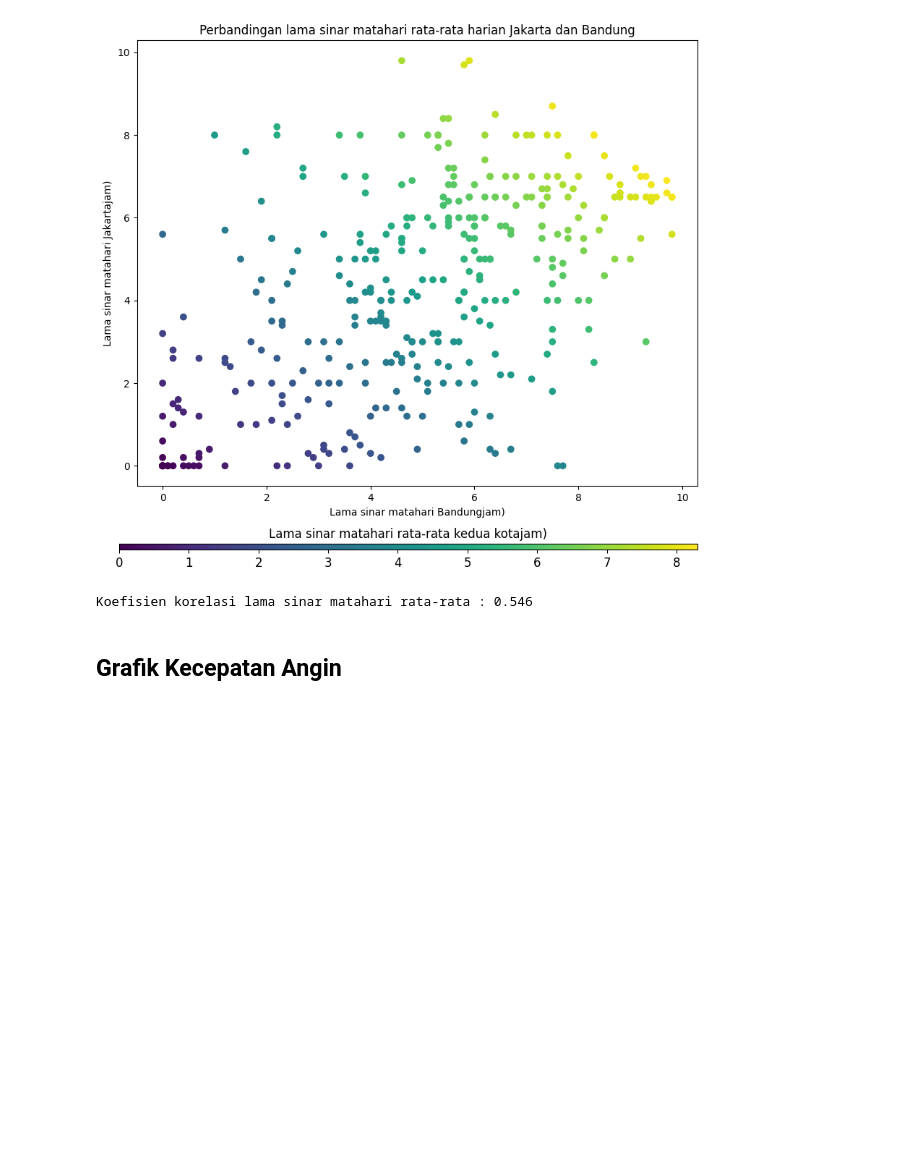
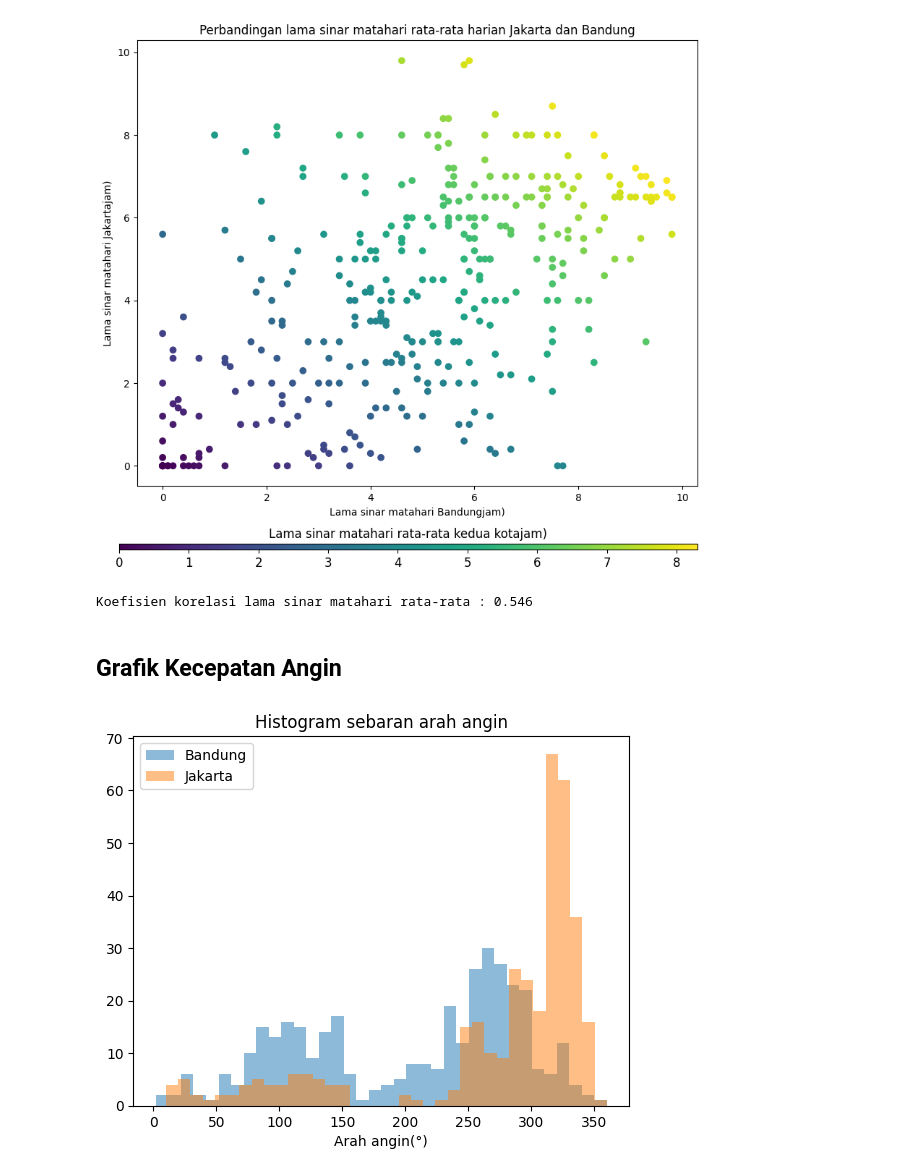
Before and after one commit to KaonWry/tubes-2-pengkom, a Jupyter notebook: main.ipynb, the cells around one changed output. Cells and saved outputs as stored; diff of their text form; code cells hidden in the pictures; blank space fills up the shorter version.

Commit message:
Grafik angin

```diff
--- a/main.ipynb
+++ b/main.ipynb
@@ -293,3 +293,12 @@ print(f"Koefisien korelasi lama sinar matahari rata-rata : {round(dfBandung['ss'
 Koefisien korelasi lama sinar matahari rata-rata : 0.546
 # %% [markdown]
 ## Grafik Kecepatan Angin
+# %%
+plt.title('Histogram sebaran arah angin')
+plt.hist(dfBandung['ddd_x'], alpha=0.5, bins=36)
+plt.hist(dfJakarta['ddd_x'], alpha=0.5, bins=36)
+plt.xlabel('Arah angin(\u00b0)')
+plt.legend(['Bandung', 'Jakarta'])
+plt.show()
+# %% [output]
+[figure, added]
```
Also changed, not shown: parts of 4 cells of this notebook, 2 other files.
